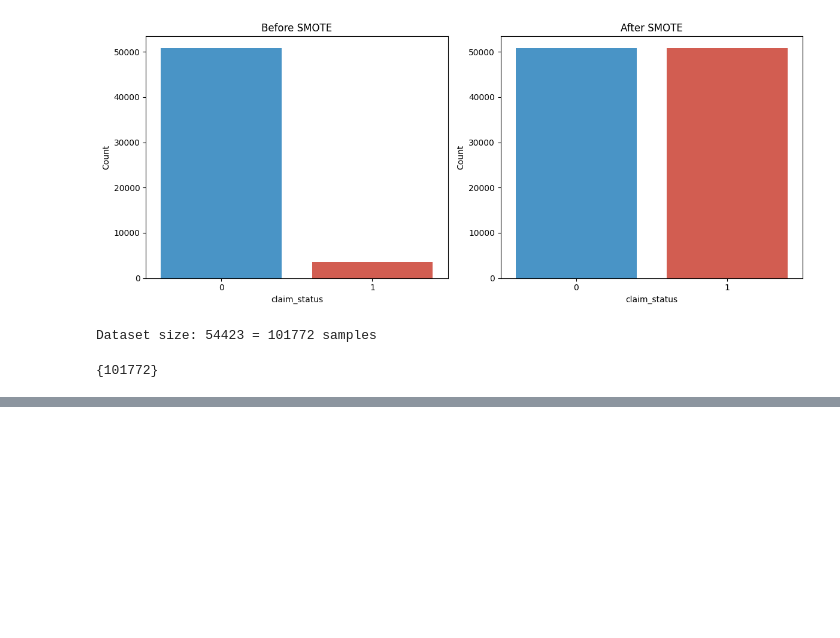
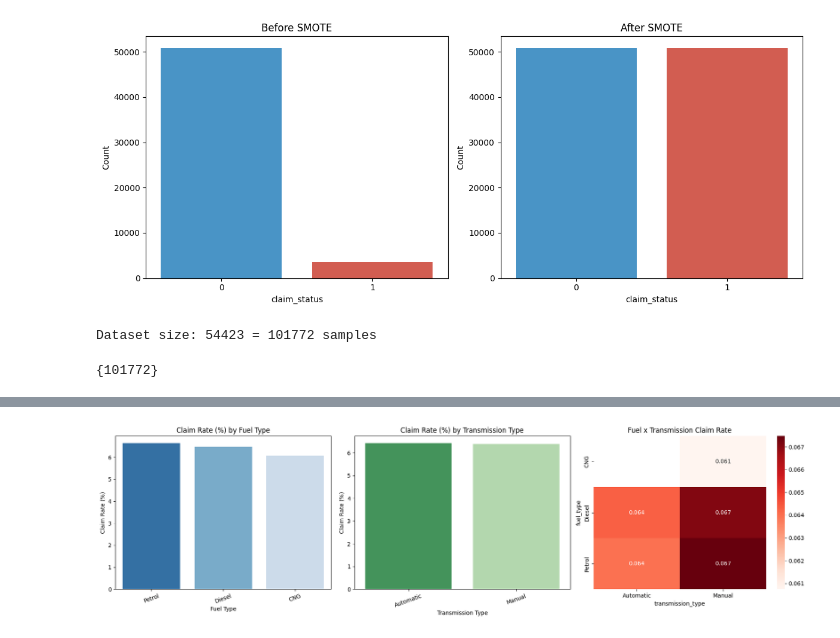
Before and after one commit to Ri2-B/predicting-insurance-claims, a Jupyter notebook: project.ipynb, the cells around one changed output, grey strips where cells are left out. Cells and saved outputs as stored; diff of their text form; code cells hidden in the pictures; blank space fills up the shorter version.

```diff
--- a/project.ipynb
+++ b/project.ipynb
@@ -369,0 +1079,85 @@ print({len(y_resampled)})
+# %%
+# Question 6: Fuel Type & Transmission Analysis
+q6_df = df.copy()
+q6_df['claim_status'] = pd.to_numeric(q6_df['claim_status'], errors='coerce')
+q6_df = q6_df.dropna(subset=['claim_status'])
+q6_df['claim_status'] = q6_df['claim_status'].astype(int)
+
+required = ['fuel_type', 'transmission_type']
+missing = [c for c in required if c not in q6_df.columns]
+if missing:
+    raise ValueError(f"Missing columns for Q6: {missing}")
+
+for col in ['fuel_type', 'transmission_type']:
+    q6_df[col] = q6_df[col].astype(str)
+
+print('=== Claim Rate by Fuel Type ===')
+fuel_stats = (
+    q6_df.groupby('fuel_type')['claim_status']
+    .agg(claim_rate='mean', total='count', claims='sum')
+    .sort_values('claim_rate', ascending=False)
+)
+fuel_stats['claim_rate_pct'] = (fuel_stats['claim_rate'] * 100).round(3)
+print(fuel_stats)
+
+print('\n=== Claim Rate by Transmission Type ===')
+trans_stats = (
+    q6_df.groupby('transmission_type')['claim_status']
+    .agg(claim_rate='mean', total='count', claims='sum')
+    .sort_values('claim_rate', ascending=False)
+)
+trans_stats['claim_rate_pct'] = (trans_stats['claim_rate'] * 100).round(3)
+print(trans_stats)
+
+print('\n=== Fuel x Transmission Combined Claim Pattern (min 100 samples) ===')
+combo_stats = (
+    q6_df.groupby(['fuel_type', 'transmission_type'])['claim_status']
+    .agg(claim_rate='mean', total='count', claims='sum')
+    .reset_index()
+)
+combo_stats = combo_stats[combo_stats['total'] >= 100].sort_values('claim_rate', ascending=False)
+combo_stats['claim_rate_pct'] = (combo_stats['claim_rate'] * 100).round(3)
+print(combo_stats.head(15))
+
+heat_df = combo_stats.pivot(index='fuel_type', columns='transmission_type', values='claim_rate')
+
+fig, axes = plt.subplots(1, 3, figsize=(18, 5))
+
+sns.barplot(
+    data=fuel_stats.reset_index(),
+    x='fuel_type',
+    y='claim_rate_pct',
+    hue='fuel_type',
+    legend=False,
+    palette='Blues_r',
+    ax=axes[0]
+)
+axes[0].set_title('Claim Rate (%) by Fuel Type')
+axes[0].set_xlabel('Fuel Type')
+axes[0].set_ylabel('Claim Rate (%)')
+axes[0].tick_params(axis='x', rotation=20)
+
+sns.barplot(
+    data=trans_stats.reset_index(),
+    x='transmission_type',
+    y='claim_rate_pct',
+    hue='transmission_type',
+    legend=False,
+    palette='Greens_r',
+    ax=axes[1]
+)
+axes[1].set_title('Claim Rate (%) by Transmission Type')
+axes[1].set_xlabel('Transmission Type')
+axes[1].set_ylabel('Claim Rate (%)')
+axes[1].tick_params(axis='x', rotation=20)
+
+if not heat_df.empty:
+    sns.heatmap(heat_df, annot=True, fmt='.3f', cmap='Reds', ax=axes[2])
+    axes[2].set_title('Fuel x Transmission Claim Rate')
+else:
+    axes[2].set_title('No sufficient combo data for heatmap')
+    axes[2].axis('off')
+
+plt.tight_layout()
+plt.show()
+# %% [output]
@@ -369,0 +1184 @@ print({len(y_resampled)})
+[figure, added]
```
Also changed, not shown: parts of 45 cells of this notebook.
